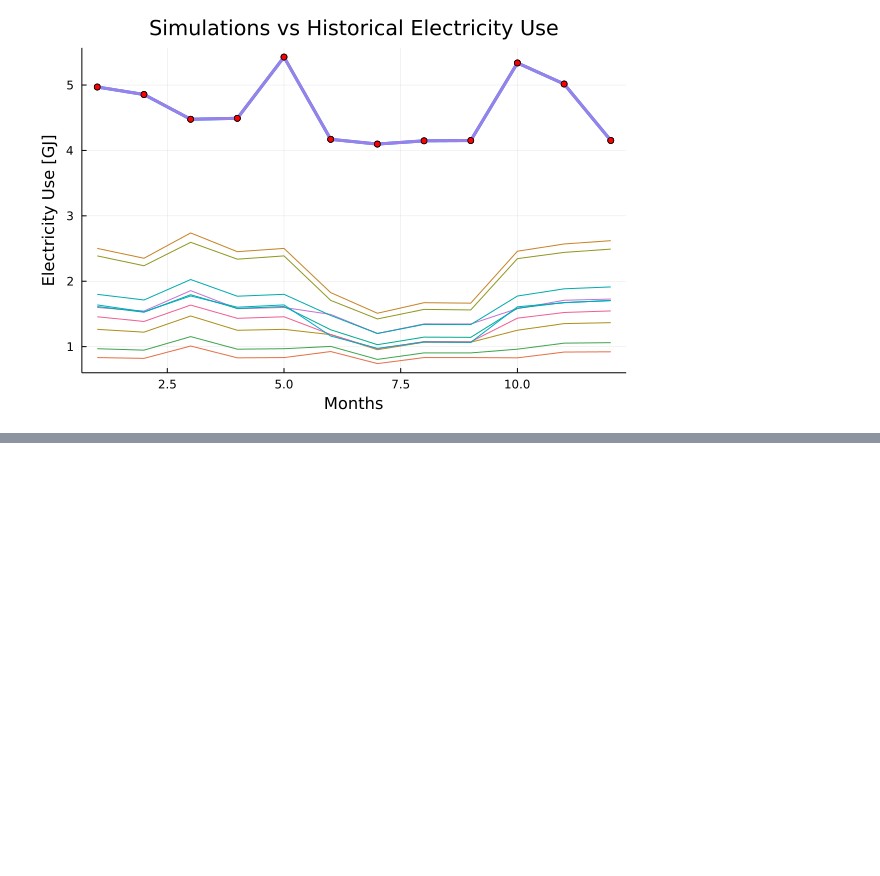
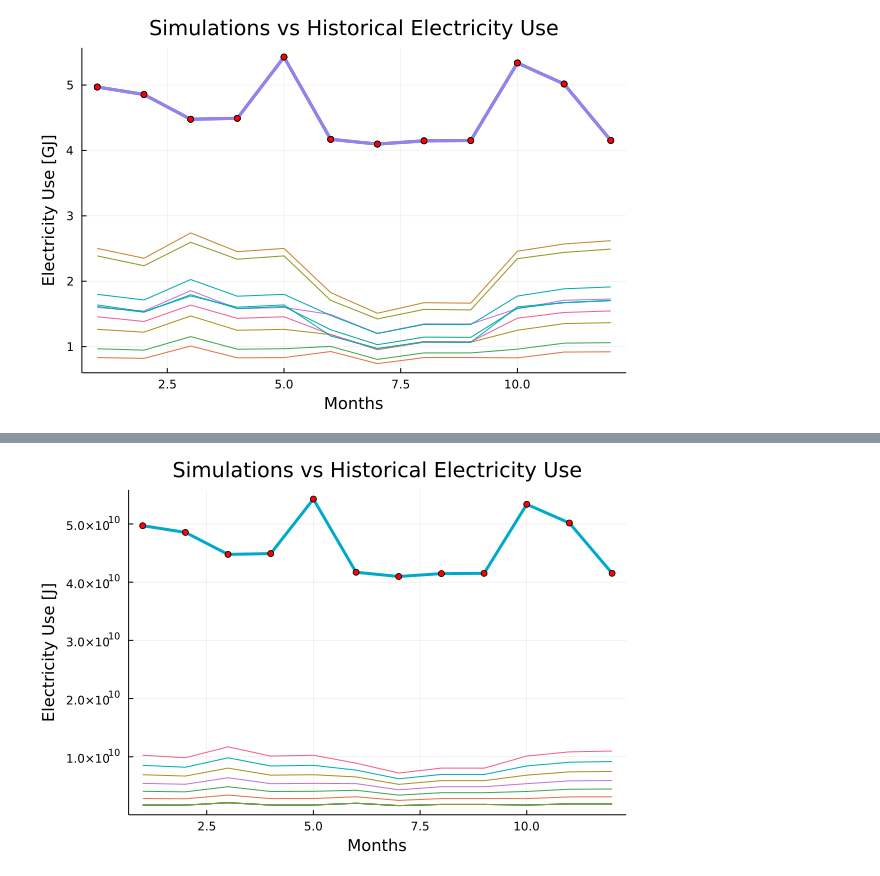
Before and after one commit to juliet29/fp_cs361, a Jupyter notebook: notebooks/compare_sim2_0524.ipynb, the cells around one changed output, grey strips where cells are left out. Drawn from its saved outputs; the diff is of its cells as text; code cells hidden in the pictures; blank space fills up the shorter version.

```diff
--- a/notebooks/compare_sim2_0524.ipynb
+++ b/notebooks/compare_sim2_0524.ipynb
@@ -161,0 +164,3 @@ label="historical", title="Simulations vs Historical Electricity Use", xlabel="M
+# %%
+sim_data_path = "/Users/julietnwagwuume-ezeoke/My Drive/CS361_Optim/_fp_cs361/sim_data/0525_batch_00_01.csv"
+sim_data = DataFrame(CSV.File(sim_data_path; drop=[1]))
@@ -161,0 +183,10 @@ label="historical", title="Simulations vs Historical Electricity Use", xlabel="M
+# %%
+for i = 1:10
+    plot!(sim_data[!, "x$i"], leg=false)
+end
+
+plot!(hist_data[!, "0"], linewidth=3, linestyle = :solid,
+markershape= :circle, markercolor= :red, markersize=4,
+label="historical", title="Simulations vs Historical Electricity Use", xlabel="Months", ylabel="Electricity Use [J]")
+# %% [output]
+[figure, added]
```
Also changed, not shown: parts of 5 cells of this notebook, 6 other files.
